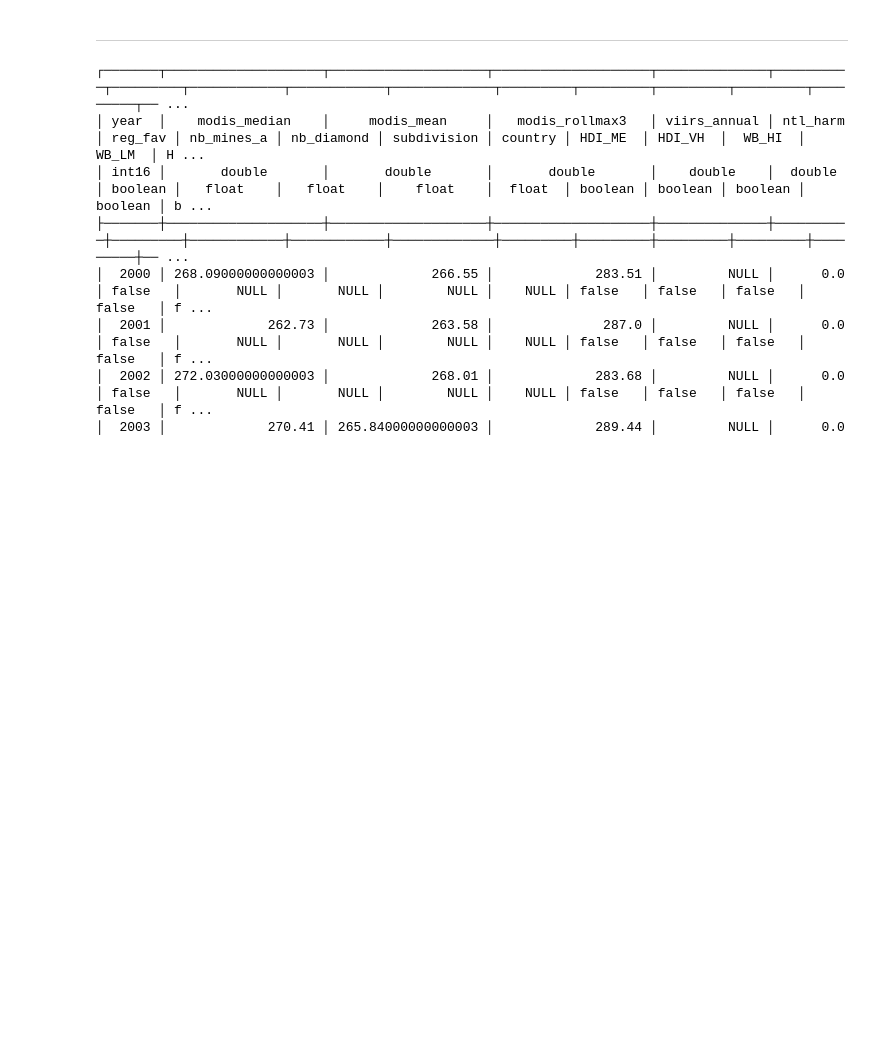
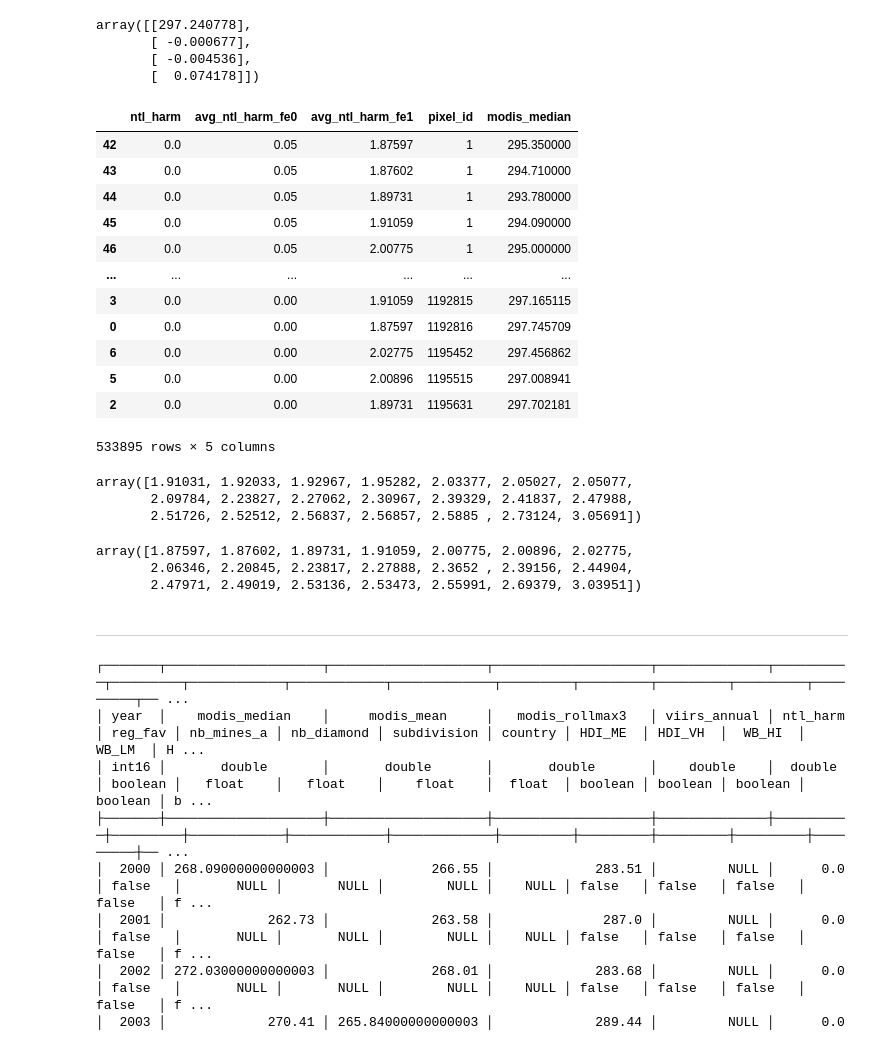
Before and after one commit to felixschulz385/growth-and-temperature, a Jupyter notebook: gnt/experiments/duckreg.ipynb, the cells around one changed output. Drawn from its saved outputs; the diff is of its cells as text; code cells hidden in the pictures; blank space fills up the shorter version.

```diff
--- a/gnt/experiments/duckreg.ipynb
+++ b/gnt/experiments/duckreg.ipynb
@@ -91,0 +192,8 @@ restab
+# %%
+modis = pd.read_parquet("/scicore/home/meiera/schulz0022/projects/growth-and-temperature/data_nobackup/assembled/modis_subset.parquet")
+modis_subset = modis[["pixel_id", "year", "modis_median", "ntl_harm", "country"]].dropna()
+modis_subset["avg_ntl_harm_fe0"] = modis_subset.groupby("pixel_id")["ntl_harm"].transform("mean")
+modis_subset["avg_ntl_harm_fe1"] = modis_subset.groupby("year")["ntl_harm"].transform("mean")
+modis_subset = modis_subset.round(5)
+fit = pf.feols("modis_median ~ ntl_harm | pixel_id + year", modis_subset)
+fit.tidy()
@@ -92,3 +269,48 @@ restab
+# %%
+wls(
+    np.stack([
+        np.ones(m.df_compressed.shape[0]),
+        m.df_compressed["ntl_harm"].values,
+        m.df_compressed["avg_ntl_harm_fe0"].values,
+        m.df_compressed["avg_ntl_harm_fe1"].values
+        ]).T,
+    m.df_compressed["mean_modis_median"].values,
+    m.df_compressed["count"].values,
+).round(6)
+# %% [output]
+array([[297.240778],
+       [ -0.000677],
+       [ -0.004536],
+       [  0.074178]])
+# %%
+df_compressed_manual =  modis_subset.groupby(["ntl_harm", "avg_ntl_harm_fe0", "avg_ntl_harm_fe1"], as_index=False).agg({"pixel_id": "size", "modis_median": "mean"})
+df_compressed_manual.sort_values("pixel_id")
+# %% [output]
+|  | ntl_harm | avg_ntl_harm_fe0 | avg_ntl_harm_fe1 | pixel_id | modis_median |
+| 42 | 0.0 | 0.05 | 1.87597 | 1 | 295.350000 |
+| 43 | 0.0 | 0.05 | 1.87602 | 1 | 294.710000 |
+| 44 | 0.0 | 0.05 | 1.89731 | 1 | 293.780000 |
+| 45 | 0.0 | 0.05 | 1.91059 | 1 | 294.090000 |
+| 46 | 0.0 | 0.05 | 2.00775 | 1 | 295.000000 |
+| ... | ... | ... | ... | ... | ... |
+| 3 | 0.0 | 0.00 | 1.91059 | 1192815 | 297.165115 |
+| 0 | 0.0 | 0.00 | 1.87597 | 1192816 | 297.745709 |
+| 6 | 0.0 | 0.00 | 2.02775 | 1195452 | 297.456862 |
+| 5 | 0.0 | 0.00 | 2.00896 | 1195515 | 297.008941 |
+| 2 | 0.0 | 0.00 | 1.89731 | 1195631 | 297.702181 |
+533895 rows × 5 columns
+# %%
+m.df_compressed.avg_ntl_harm_fe1.sort_values().unique()
+# %% [output]
+array([1.91031, 1.92033, 1.92967, 1.95282, 2.03377, 2.05027, 2.05077,
+       2.09784, 2.23827, 2.27062, 2.30967, 2.39329, 2.41837, 2.47988,
+       2.51726, 2.52512, 2.56837, 2.56857, 2.5885 , 2.73124, 3.05691])
+# %%
+df_compressed_manual.avg_ntl_harm_fe1.sort_values().unique()
+# %% [output]
+array([1.87597, 1.87602, 1.89731, 1.91059, 2.00775, 2.00896, 2.02775,
+       2.06346, 2.20845, 2.23817, 2.27888, 2.3652 , 2.39156, 2.44904,
+       2.47971, 2.49019, 2.53136, 2.53473, 2.55991, 2.69379, 3.03951])
 # %% [markdown]
 ----
 # %%
```
Also changed, not shown: parts of 32 cells of this notebook, 2 other files.
